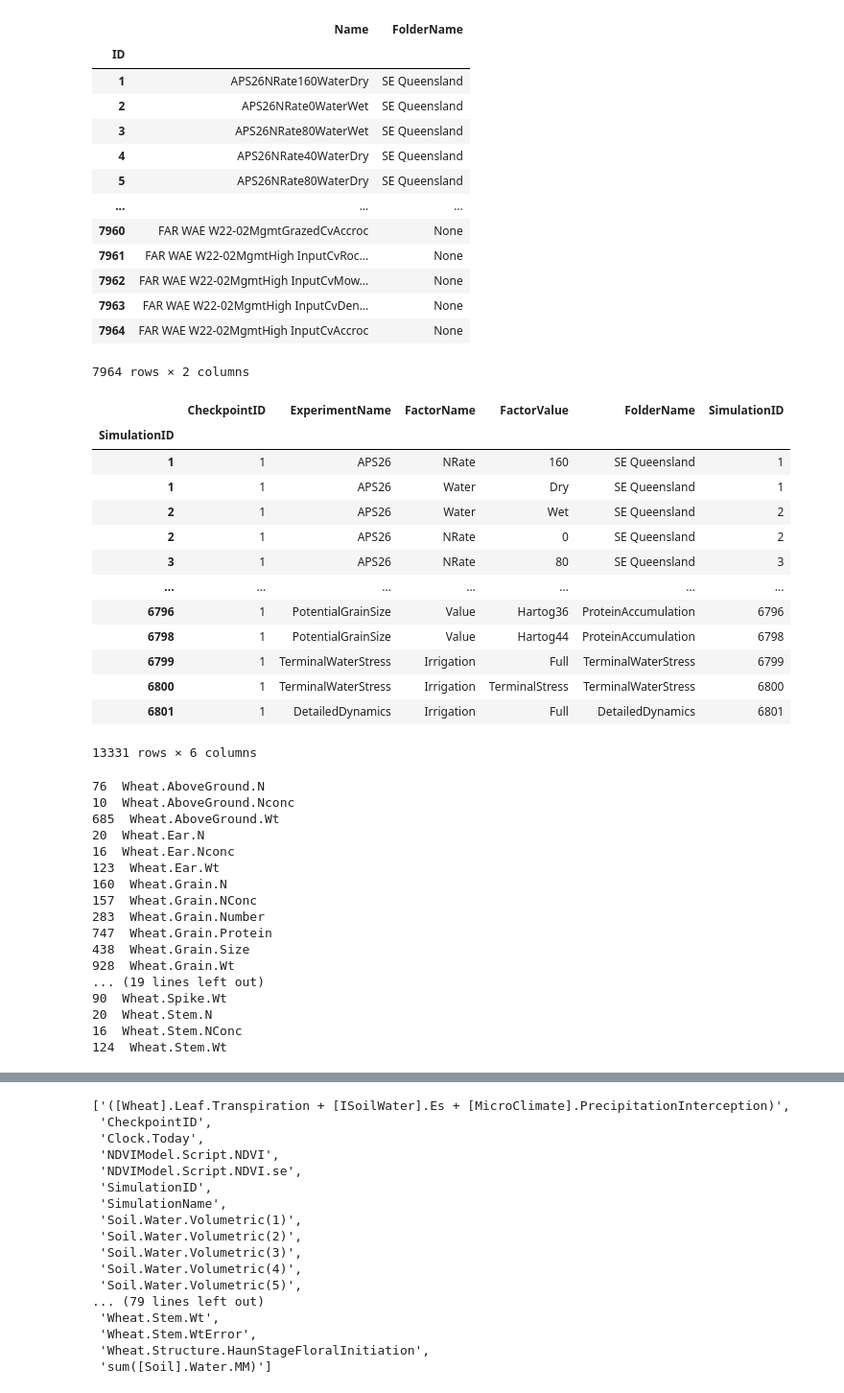
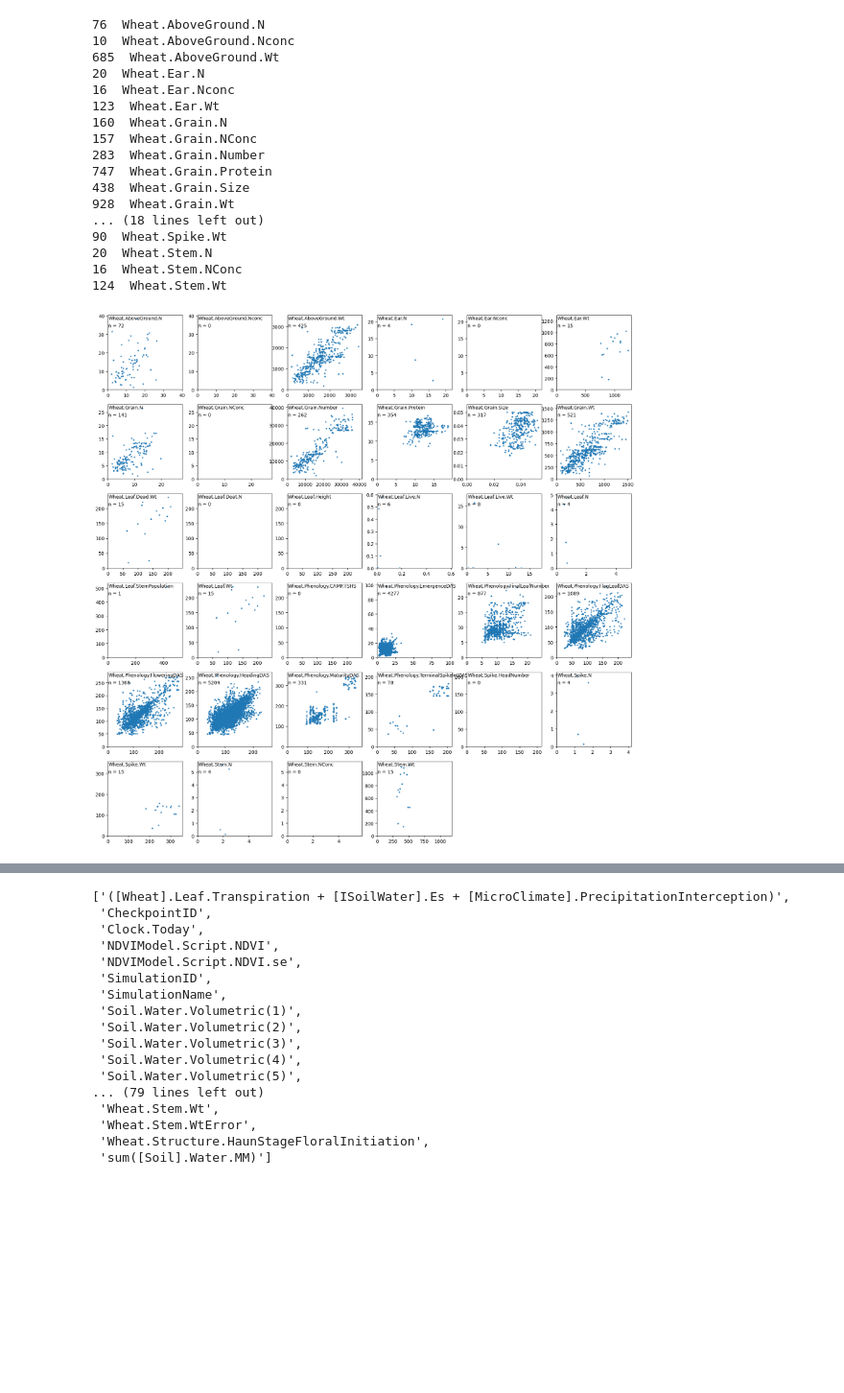
Before and after one commit to HamishBrownPFR/ApsimX, a Jupyter notebook: Prototypes/WheatSimpleLeaf/WheatAnalysis.ipynb, the cells around one changed output, grey strips where cells are left out. Shown at 96% size. Drawn from its saved outputs; the diff is of its cells as text; code cells hidden in the pictures; blank space fills up the shorter version.

```diff
--- a/Prototypes/WheatSimpleLeaf/WheatAnalysis.ipynb
+++ b/Prototypes/WheatSimpleLeaf/WheatAnalysis.ipynb
@@ -45,37 +45,3 @@ Factors.sort_index(inplace=True)
 Factors.sort_index(inplace=True,axis=1)
 
 con.close()
-# %%
-Simulations
-# %% [output]
-|  | Name | FolderName |
-| ID |  |  |
-| 1 | APS26NRate160WaterDry | SE Queensland |
-| 2 | APS26NRate0WaterWet | SE Queensland |
-| 3 | APS26NRate80WaterWet | SE Queensland |
-| 4 | APS26NRate40WaterDry | SE Queensland |
-| 5 | APS26NRate80WaterDry | SE Queensland |
-| ... | ... | ... |
-| 7960 | FAR WAE W22-02MgmtGrazedCvAccroc | None |
-| 7961 | FAR WAE W22-02MgmtHigh InputCvRoc... | None |
-| 7962 | FAR WAE W22-02MgmtHigh InputCvMow... | None |
-| 7963 | FAR WAE W22-02MgmtHigh InputCvDen... | None |
-| 7964 | FAR WAE W22-02MgmtHigh InputCvAccroc | None |
-7964 rows × 2 columns
-# %%
-Factors
-# %% [output]
-|  | CheckpointID | ExperimentName | FactorName | FactorValue | FolderName | SimulationID |
-| SimulationID |  |  |  |  |  |  |
-| 1 | 1 | APS26 | NRate | 160 | SE Queensland | 1 |
-| 1 | 1 | APS26 | Water | Dry | SE Queensland | 1 |
-| 2 | 1 | APS26 | Water | Wet | SE Queensland | 2 |
-| 2 | 1 | APS26 | NRate | 0 | SE Queensland | 2 |
-| 3 | 1 | APS26 | NRate | 80 | SE Queensland | 3 |
-| ... | ... | ... | ... | ... | ... | ... |
-| 6796 | 1 | PotentialGrainSize | Value | Hartog36 | ProteinAccumulation | 6796 |
-| 6798 | 1 | PotentialGrainSize | Value | Hartog44 | ProteinAccumulation | 6798 |
-| 6799 | 1 | TerminalWaterStress | Irrigation | Full | TerminalWaterStress | 6799 |
-| 6800 | 1 | TerminalWaterStress | Irrigation | TerminalStress | TerminalWaterStress | 6800 |
-| 6801 | 1 | DetailedDynamics | Irrigation | Full | DetailedDynamics | 6801 |
-13331 rows × 6 columns
@@ -98,7 +61,7 @@ HarvVars = ['Wheat.AboveGround.N',
 'Wheat.Grain.Size',
 'Wheat.Grain.Wt',
 'Wheat.Leaf.Dead.Wt',
-'Wheat.Leaf.Deat.N',
+'Wheat.Leaf.Dead.N',
 'Wheat.Leaf.Height',
 'Wheat.Leaf.Live.N',
 'Wheat.Leaf.Live.Wt',
@@ -106,7 +69,6 @@ HarvVars = ['Wheat.AboveGround.N',
 'Wheat.Leaf.StemPopulation',
 'Wheat.Leaf.Wt',
 'Wheat.Phenology.CAMP.TSHS',
-'Wheat.Phenology.CurrentStageName',
 'Wheat.Phenology.EmergenceDAS',
 'Wheat.Phenology.FinalLeafNumber',
 'Wheat.Phenology.FlagLeafDAS',
@@ -136,8 +98,35 @@ for x in HarvVars:
 747  Wheat.Grain.Protein
 438  Wheat.Grain.Size
 928  Wheat.Grain.Wt
-... (19 lines left out)
+... (18 lines left out)
 90  Wheat.Spike.Wt
 20  Wheat.Stem.N
 16  Wheat.Stem.NConc
 124  Wheat.Stem.Wt
+# %%
+HarvGraphs =  plt.figure(figsize=(20,20))
+pos=1
+for var in HarvVars:
+    ax = HarvGraphs.add_subplot(6,6,pos)
+    obsPred = pd.DataFrame(HarvestObs.loc[:,var].copy())
+    obsPred.columns = ['obs']
+    obsPred.index = obsPred.index.get_level_values(0)
+    for s in obsPred.index:
+        try:
+            obsPred.loc[s,'pred'] = HarvestPred.loc[s,var].values[0]
+        except:
+            obsPred.loc[s,'pred'] = np.nan
+    obsPred.dropna(inplace=True)
+    plt.plot(obsPred.obs,obsPred.pred,'o',ms = 2)
+    plt.text(0.01,0.99,var,transform=ax.transAxes,horizontalalignment='left', verticalalignment='top')
+    n = len(obsPred.obs)
+    plt.text(0.01,0.89,'n = '+ str(n),transform=ax.transAxes,horizontalalignment='left', verticalalignment='top')
+    amax = 1
+    if len(obsPred.pred.dropna())>0:
+        axmax = max(obsPred.obs.max(),obsPred.pred.max())
+    plt.ylim(0,axmax*1.05)
+    plt.xlim(0,axmax*1.05)
+
+    pos+=1
+# %% [output]
+[figure, added]
```
Also changed, not shown: parts of 10 cells of this notebook, 3 other files.
